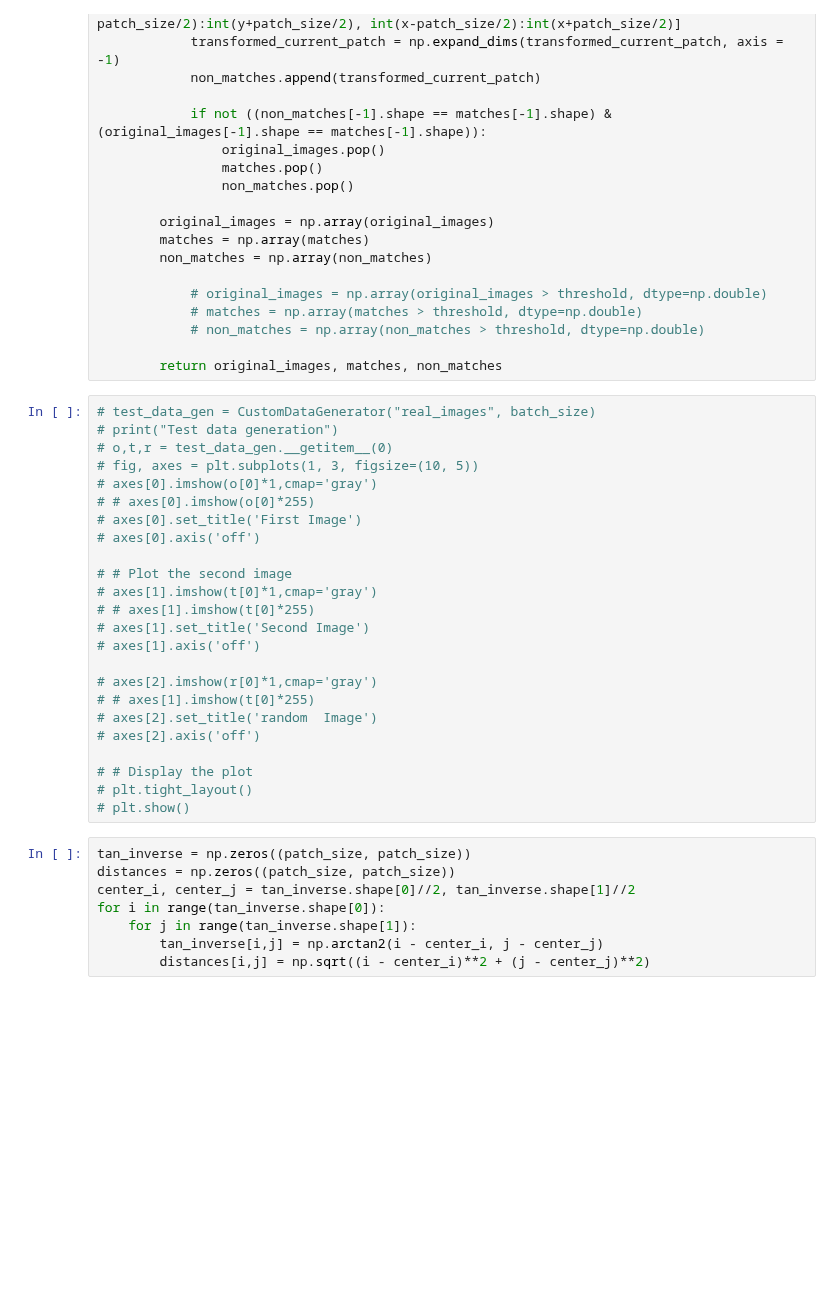
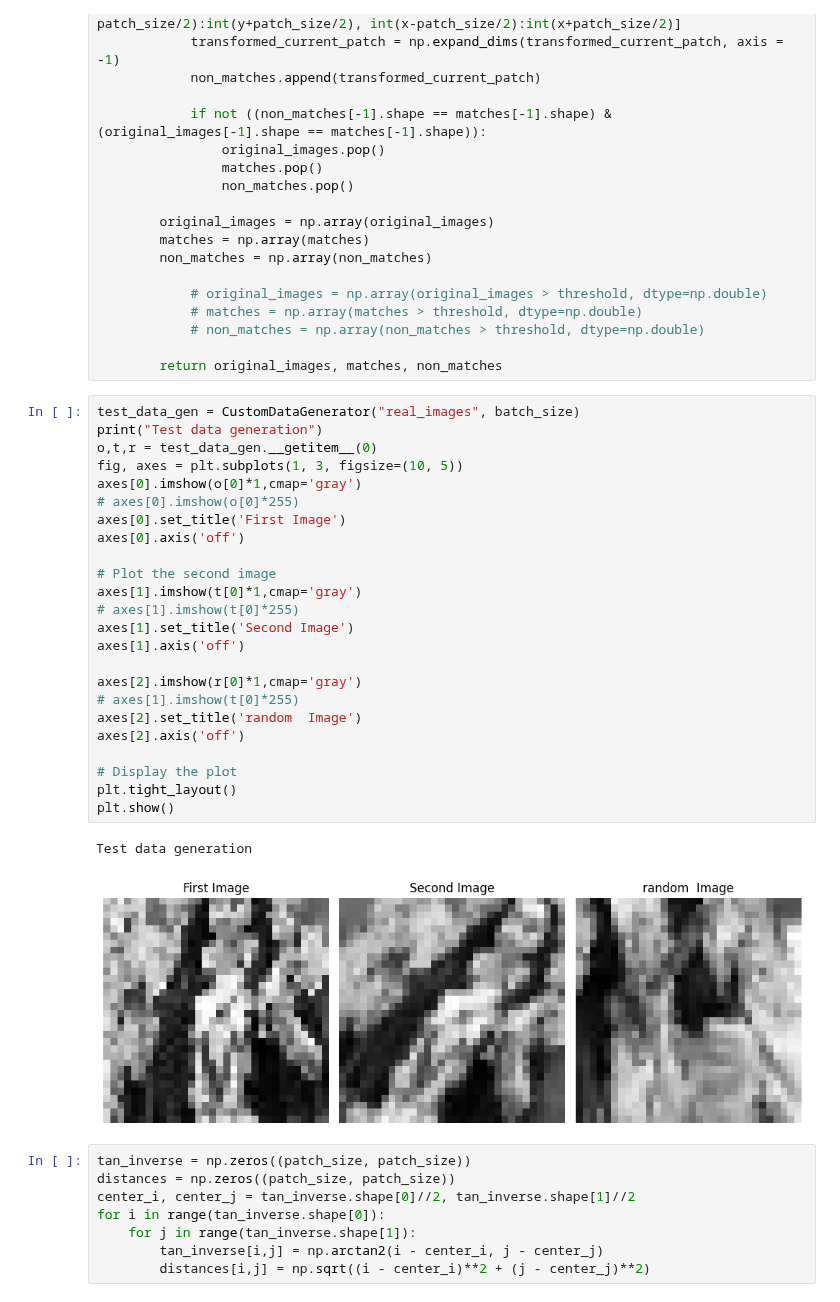
Before and after one commit to bas-bhai-account-khol-de/FlamImageTracking, a Jupyter notebook: get_filters.ipynb, the cells around one changed output. Saved outputs shown, nothing was run; the diff lists cells and outputs as text; blank space fills up the shorter version.

```diff
--- a/get_filters.ipynb
+++ b/get_filters.ipynb
@@ -197,29 +199,32 @@ class CustomDataGenerator(tf.keras.utils.Sequence):
 
         return original_images, matches, non_matches
 # %%
-# test_data_gen = CustomDataGenerator("real_images", batch_size)
-# print("Test data generation")
-# o,t,r = test_data_gen.__getitem__(0)
-# fig, axes = plt.subplots(1, 3, figsize=(10, 5))
-# axes[0].imshow(o[0]*1,cmap='gray')
-# # axes[0].imshow(o[0]*255)
-# axes[0].set_title('First Image')
-# axes[0].axis('off')
+test_data_gen = CustomDataGenerator("real_images", batch_size)
+print("Test data generation")
+o,t,r = test_data_gen.__getitem__(0)
+fig, axes = plt.subplots(1, 3, figsize=(10, 5))
+axes[0].imshow(o[0]*1,cmap='gray')
+# axes[0].imshow(o[0]*255)
+axes[0].set_title('First Image')
+axes[0].axis('off')
 
-# # Plot the second image
-# axes[1].imshow(t[0]*1,cmap='gray')
-# # axes[1].imshow(t[0]*255)
-# axes[1].set_title('Second Image')
-# axes[1].axis('off')
+# Plot the second image
+axes[1].imshow(t[0]*1,cmap='gray')
+# axes[1].imshow(t[0]*255)
+axes[1].set_title('Second Image')
+axes[1].axis('off')
 
-# axes[2].imshow(r[0]*1,cmap='gray')
-# # axes[1].imshow(t[0]*255)
-# axes[2].set_title('random  Image')
-# axes[2].axis('off')
+axes[2].imshow(r[0]*1,cmap='gray')
+# axes[1].imshow(t[0]*255)
+axes[2].set_title('random  Image')
+axes[2].axis('off')
 
-# # Display the plot
-# plt.tight_layout()
-# plt.show()
+# Display the plot
+plt.tight_layout()
+plt.show()
+# %% [output]
+Test data generation
+[figure, added]
 # %%
 tan_inverse = np.zeros((patch_size, patch_size))
 distances = np.zeros((patch_size, patch_size))
```
Also changed, not shown: parts of 16 cells of this notebook, 1 other file.
